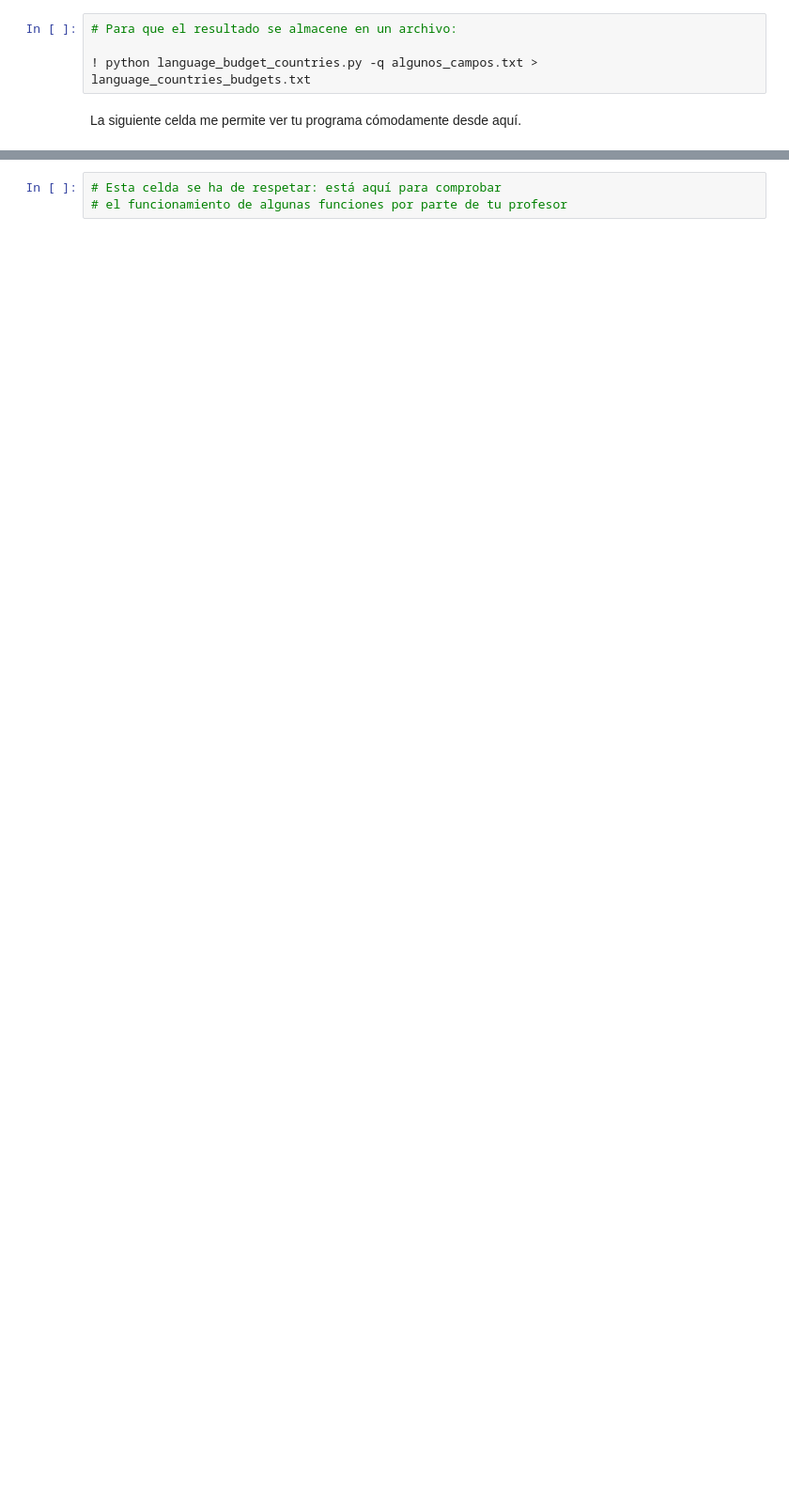
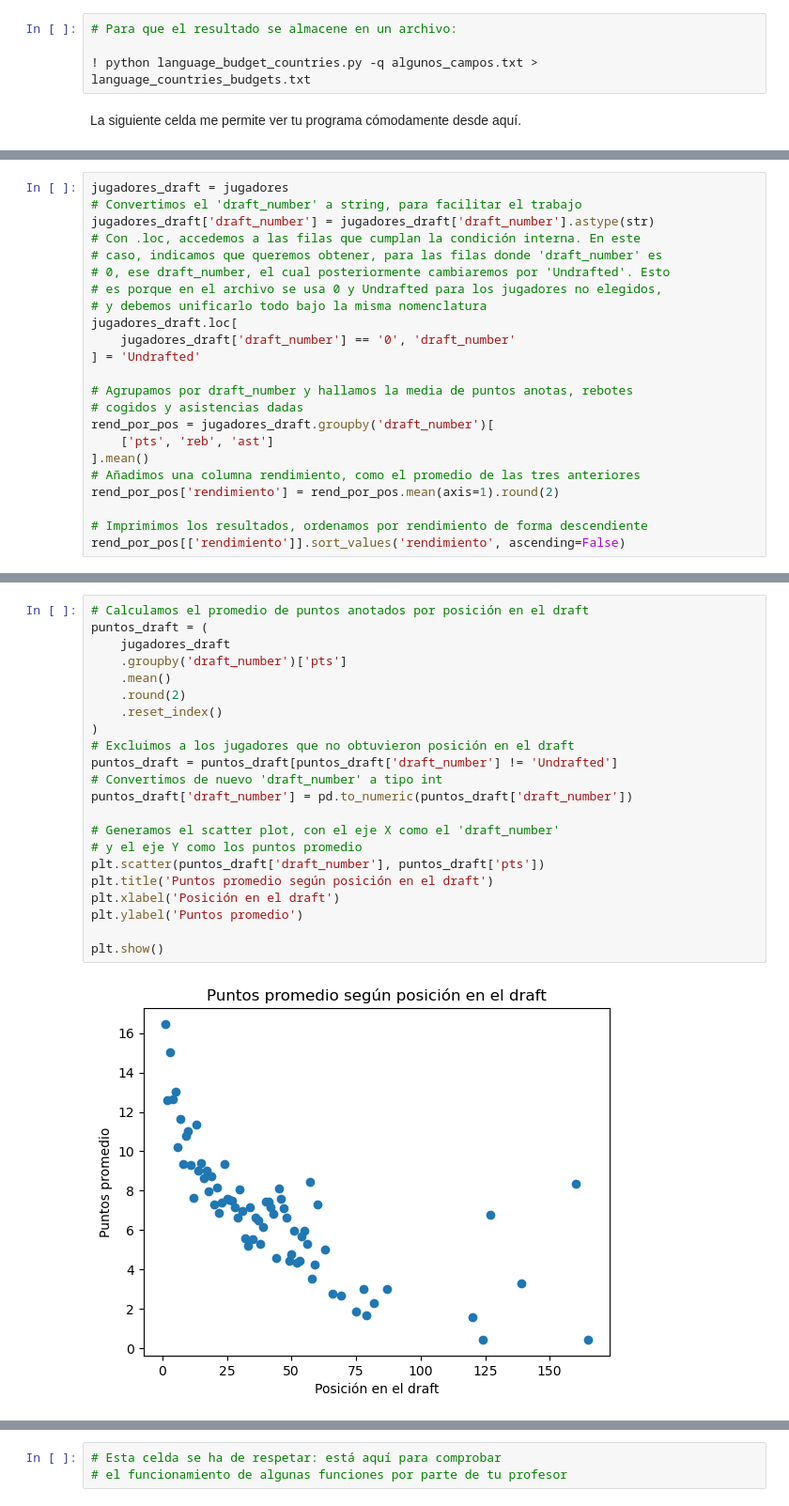
Before and after one commit to hugogs02/EntregasMaster, a Jupyter notebook: 01. Python/movies_02_enunciados.ipynb, the cells around one changed output, grey strips where cells are left out. Shown at 94% size. Saved outputs shown, nothing was run; the diff lists cells and outputs as text; blank space fills up the shorter version.

```diff
--- a/01. Python/movies_02_enunciados.ipynb
+++ b/01. Python/movies_02_enunciados.ipynb
@@ -813,0 +1488,23 @@ Pon tú este párrafo con tus propias observaciones. Elimina este párrafo en ve
+# %%
+jugadores_draft = jugadores
+# Convertimos el 'draft_number' a string, para facilitar el trabajo
+jugadores_draft['draft_number'] = jugadores_draft['draft_number'].astype(str)
+# Con .loc, accedemos a las filas que cumplan la condición interna. En este
+# caso, indicamos que queremos obtener, para las filas donde 'draft_number' es
+# 0, ese draft_number, el cual posteriormente cambiaremos por 'Undrafted'. Esto
+# es porque en el archivo se usa 0 y Undrafted para los jugadores no elegidos,
+# y debemos unificarlo todo bajo la misma nomenclatura
+jugadores_draft.loc[
+    jugadores_draft['draft_number'] == '0', 'draft_number'
+] = 'Undrafted'
+
+# Agrupamos por draft_number y hallamos la media de puntos anotas, rebotes
+# cogidos y asistencias dadas
+rend_por_pos = jugadores_draft.groupby('draft_number')[
+    ['pts', 'reb', 'ast']
+].mean()
+# Añadimos una columna rendimiento, como el promedio de las tres anteriores
+rend_por_pos['rendimiento'] = rend_por_pos.mean(axis=1).round(2)
+
+# Imprimimos los resultados, ordenamos por rendimiento de forma descendiente
+rend_por_pos[['rendimiento']].sort_values('rendimiento', ascending=False)
@@ -813,0 +1564,24 @@ Pon tú este párrafo con tus propias observaciones. Elimina este párrafo en ve
+# %%
+# Calculamos el promedio de puntos anotados por posición en el draft
+puntos_draft = (
+    jugadores_draft
+    .groupby('draft_number')['pts']
+    .mean()
+    .round(2)
+    .reset_index()
+)
+# Excluimos a los jugadores que no obtuvieron posición en el draft
+puntos_draft = puntos_draft[puntos_draft['draft_number'] != 'Undrafted']
+# Convertimos de nuevo 'draft_number' a tipo int
+puntos_draft['draft_number'] = pd.to_numeric(puntos_draft['draft_number'])
+
+# Generamos el scatter plot, con el eje X como el 'draft_number'
+# y el eje Y como los puntos promedio
+plt.scatter(puntos_draft['draft_number'], puntos_draft['pts'])
+plt.title('Puntos promedio según posición en el draft')
+plt.xlabel('Posición en el draft')
+plt.ylabel('Puntos promedio')
+
+plt.show()
+# %% [output]
+[figure, added]
```
Also changed, not shown: parts of 91 cells of this notebook, 1 other file.
